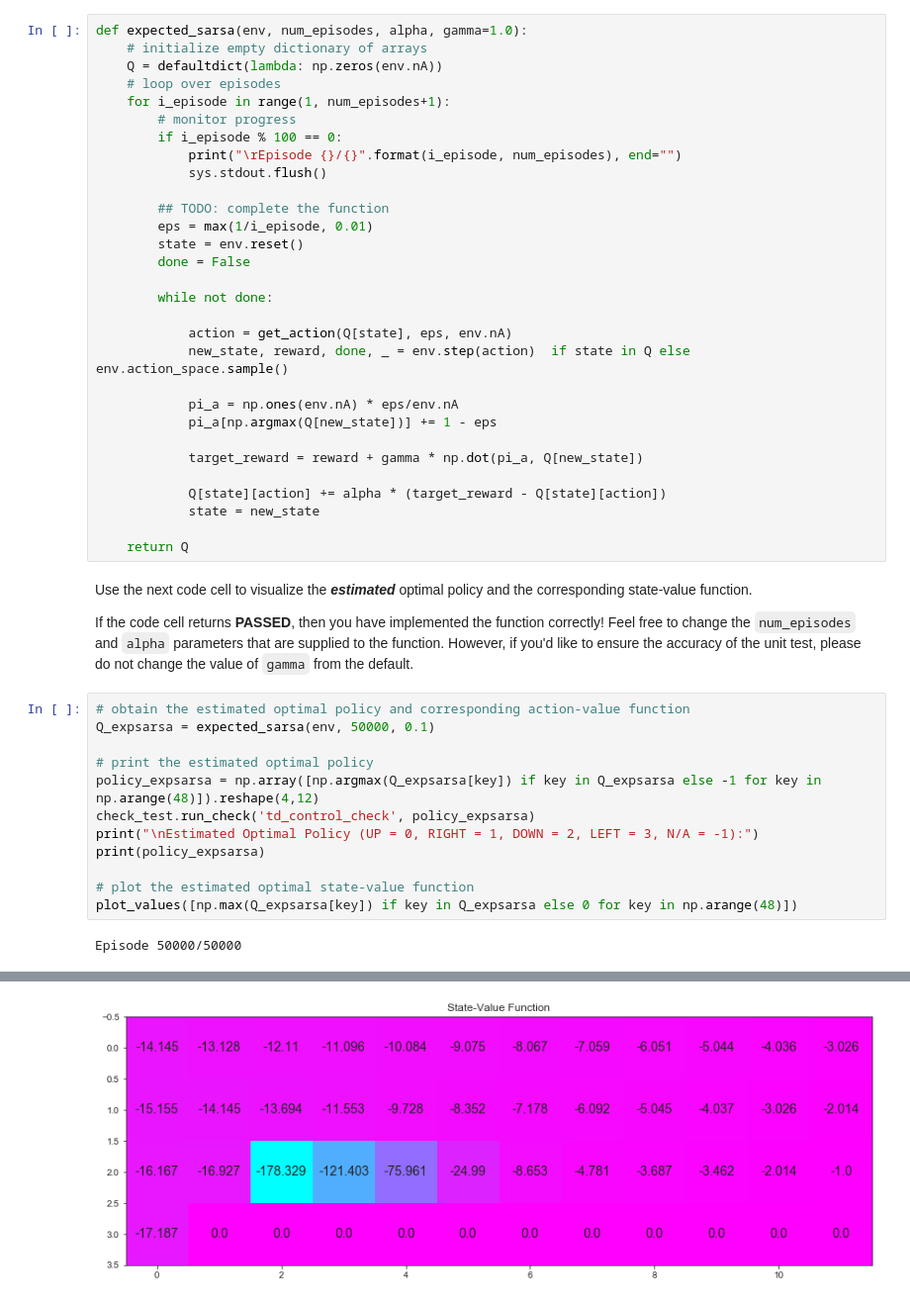
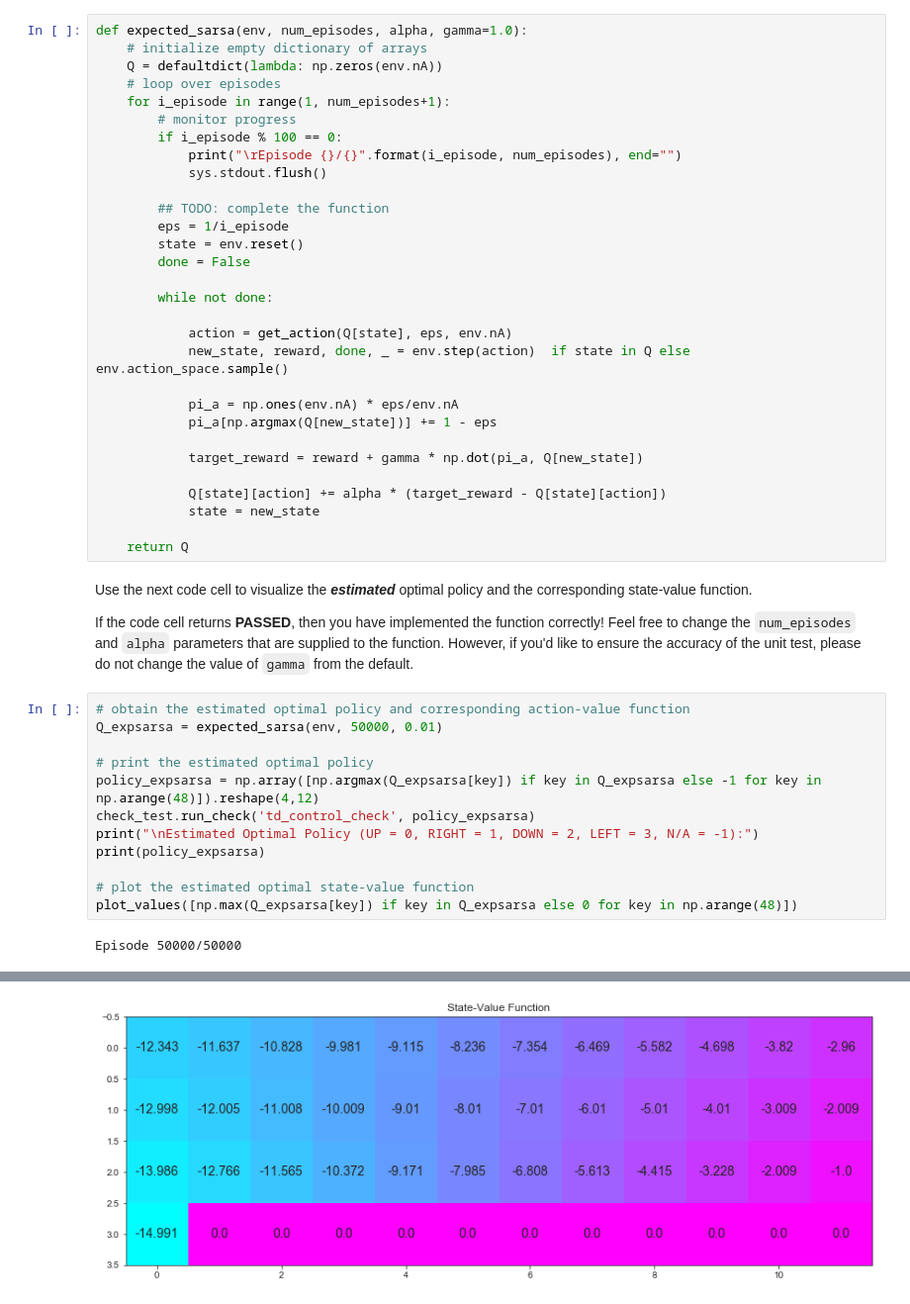
Before and after one commit to tarunk04/RL-udacity, a Jupyter notebook: temporal-difference/Temporal_Difference.ipynb, the cells around one changed output, grey strips where cells are left out. Shown at 99% size. Cells and saved outputs as stored; diff of their text form.

```diff
--- a/temporal-difference/Temporal_Difference.ipynb
+++ b/temporal-difference/Temporal_Difference.ipynb
@@ -247,7 +247,7 @@ def expected_sarsa(env, num_episodes, alpha, gamma=1.0):
             sys.stdout.flush()
 
         ## TODO: complete the function
-        eps = max(1/i_episode, 0.01)
+        eps = 1/i_episode
         state = env.reset()
         done = False
 
@@ -271,7 +271,7 @@ Use the next code cell to visualize the **_estimated_** optimal policy and the c
 If the code cell returns **PASSED**, then you have implemented the function correctly!  Feel free to change the `num_episodes` and `alpha` parameters that are supplied to the function.  However, if you'd like to ensure the accuracy of the unit test, please do not change the value of `gamma` from the default.
 # %%
 # obtain the estimated optimal policy and corresponding action-value function
-Q_expsarsa = expected_sarsa(env, 50000, 0.1)
+Q_expsarsa = expected_sarsa(env, 50000, 0.01)
 
 # print the estimated optimal policy
 policy_expsarsa = np.array([np.argmax(Q_expsarsa[key]) if key in Q_expsarsa else -1 for key in np.arange(48)]).reshape(4,12)
@@ -291,2 +291,2 @@ Estimated Optimal Policy (UP = 0, RIGHT = 1, DOWN = 2, LEFT = 3, N/A = -1):
  [ 0 -1 -1 -1 -1 -1 -1 -1 -1 -1 -1  0]]
-[figure, old version]
+[figure, new version]
```
Also changed, not shown: parts of 1 cell of this notebook, 5 other files.
